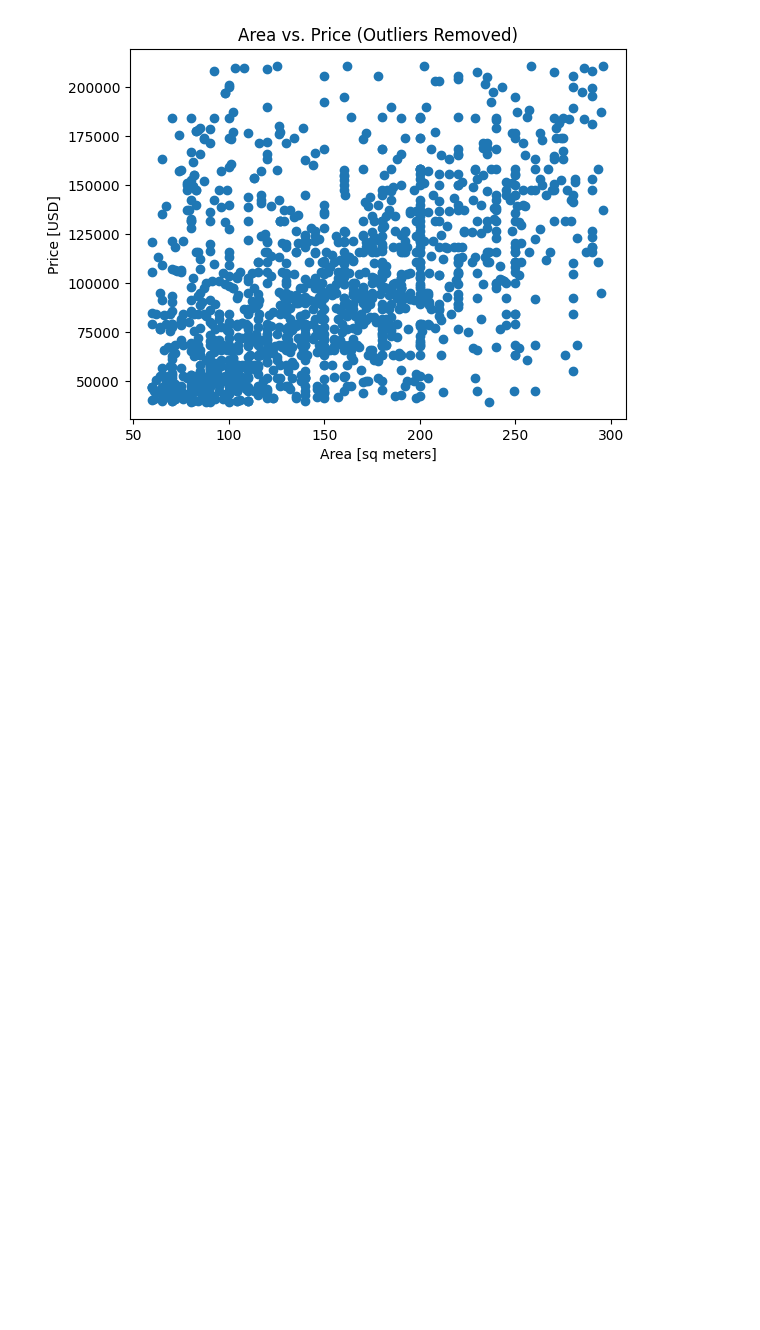
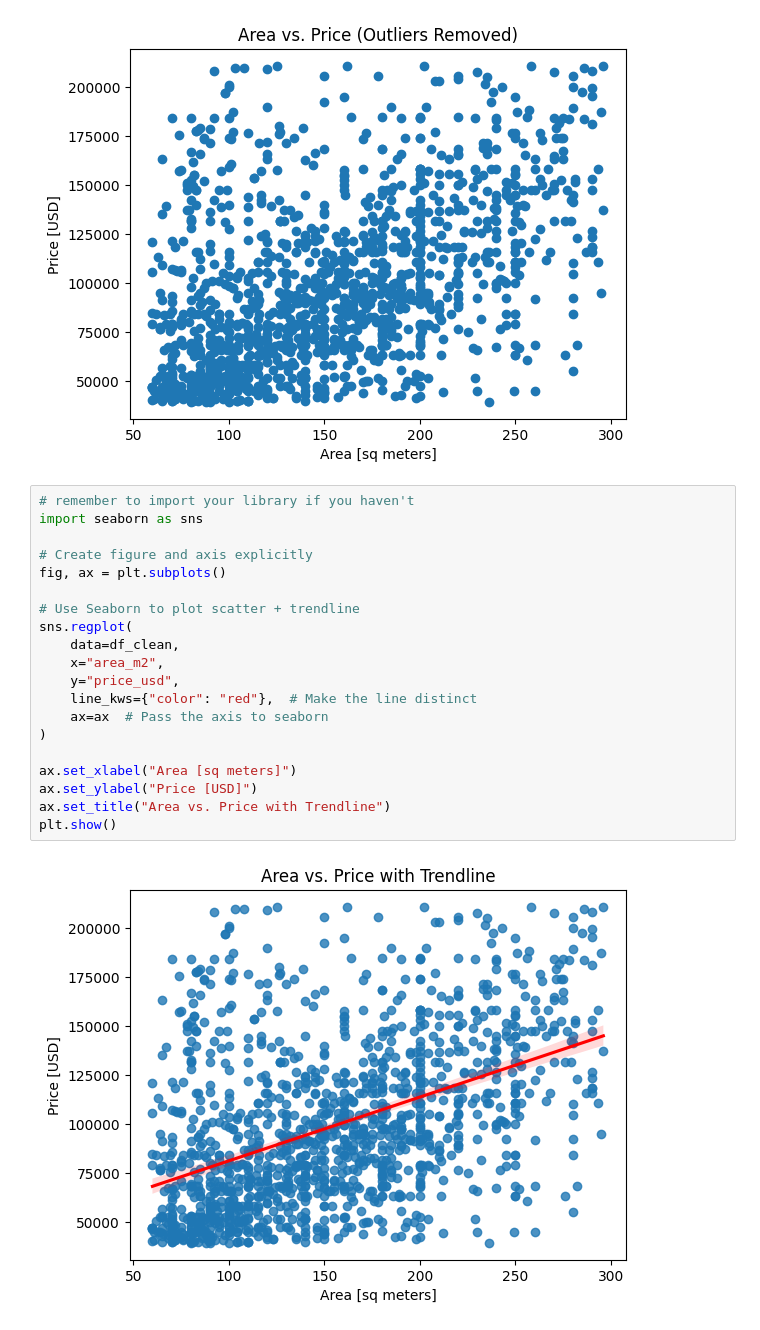
Before and after one commit to green001-fullstack/hands-on-real-estate-ml, a Jupyter notebook: project2.ipynb, the cells around one changed output. Saved outputs shown, nothing was run; the diff lists cells and outputs as text; blank space fills up the shorter version.

Commit message:
added regression line to the plot

```diff
--- a/project2.ipynb
+++ b/project2.ipynb
@@ -132,3 +132,25 @@ Original: 1736 rows
 Cleaned: 1365 rows
 Removed: 371 rows
 [figure]
+# %%
+# remember to import your library if you haven't
+import seaborn as sns
+
+# Create figure and axis explicitly
+fig, ax = plt.subplots()
+
+# Use Seaborn to plot scatter + trendline
+sns.regplot(
+    data=df_clean,
+    x="area_m2",
+    y="price_usd",
+    line_kws={"color": "red"},  # Make the line distinct
+    ax=ax  # Pass the axis to seaborn
+)
+
+ax.set_xlabel("Area [sq meters]")
+ax.set_ylabel("Price [USD]")
+ax.set_title("Area vs. Price with Trendline")
+plt.show()
+# %% [output]
+[figure, added]
```
